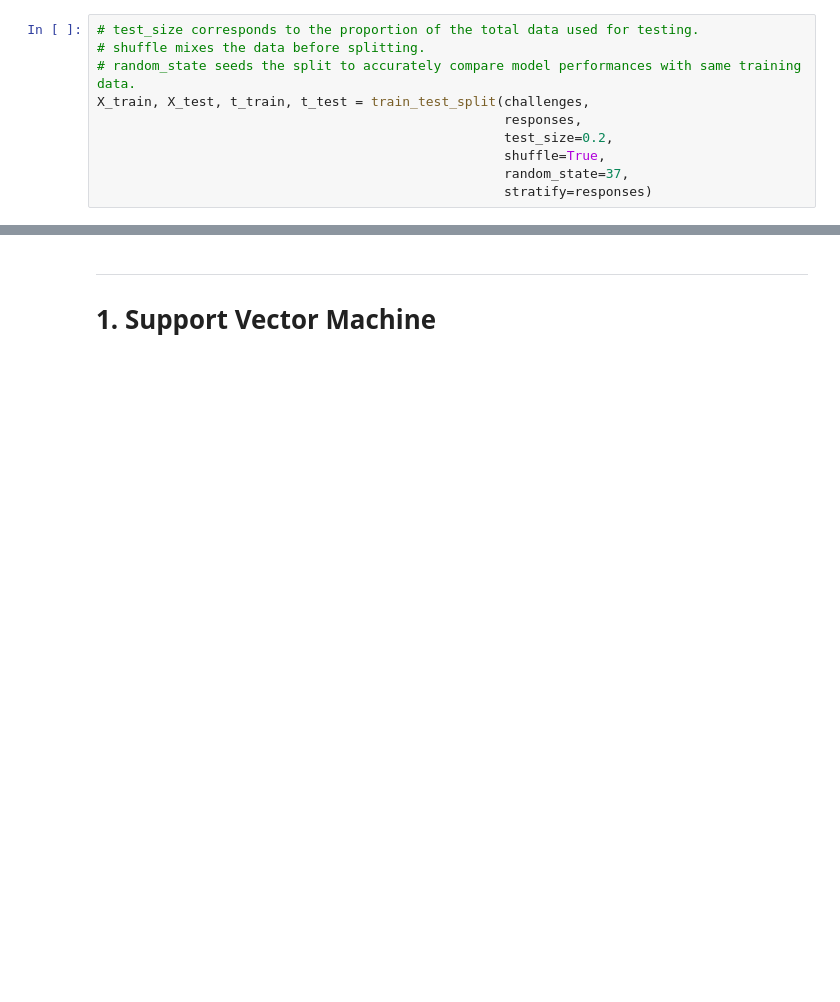
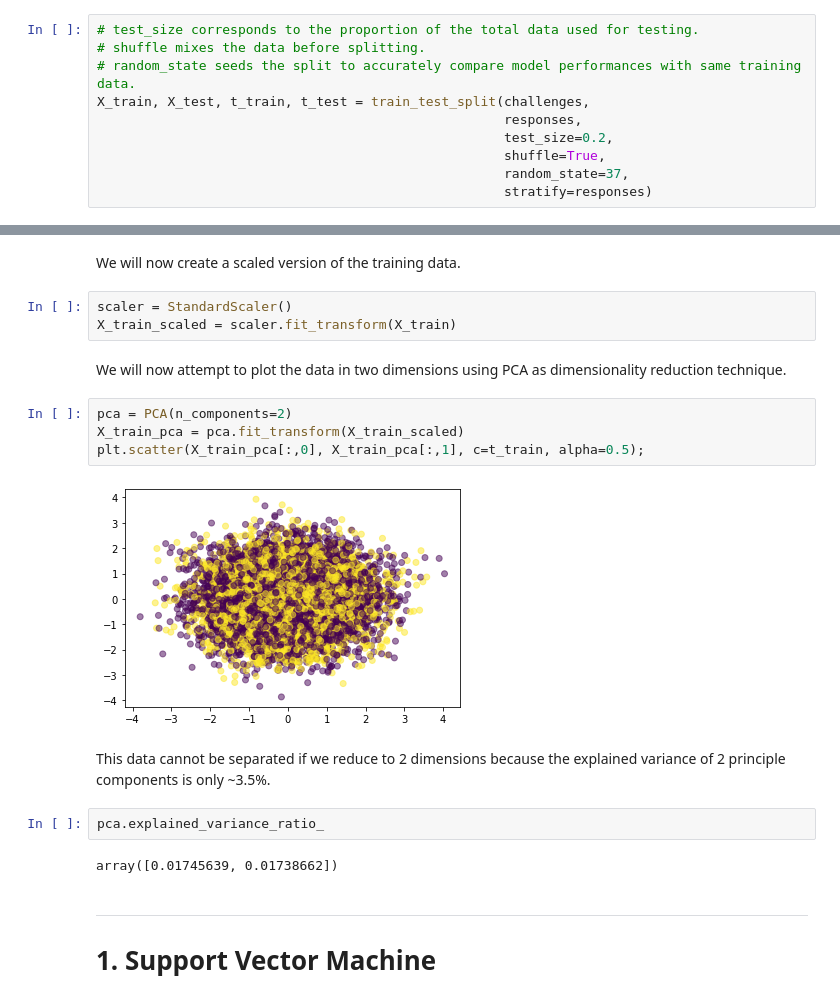
Before and after one commit to justinschubeck/ML-Attack-on-Arbiter-PUF, a Jupyter notebook: FinalProject.ipynb, the cells around one changed output, grey strips where cells are left out. Saved outputs shown, nothing was run; the diff lists cells and outputs as text; blank space fills up the shorter version.

```diff
--- a/FinalProject.ipynb
+++ b/FinalProject.ipynb
@@ -58,3 +78,22 @@ X_train, X_test, t_train, t_test = train_test_split(challenges,
+# %% [markdown]
+We will now create a scaled version of the training data.
+# %%
+scaler = StandardScaler()
+X_train_scaled = scaler.fit_transform(X_train)
+# %% [markdown]
+We will now attempt to plot the data in two dimensions using PCA as dimensionality reduction technique.
+# %%
+pca = PCA(n_components=2)
+X_train_pca = pca.fit_transform(X_train_scaled)
+plt.scatter(X_train_pca[:,0], X_train_pca[:,1], c=t_train, alpha=0.5);
+# %% [output]
+[figure, added]
+# %% [markdown]
+This data cannot be separated if we reduce to 2 dimensions because the explained variance of 2 principle components is only ~3.5%.
+# %%
+pca.explained_variance_ratio_
+# %% [output]
+array([0.01745639, 0.01738662])
 # %% [markdown]
 ---
 # 1. Support Vector Machine
```
Also changed, not shown: parts of 16 cells of this notebook.
